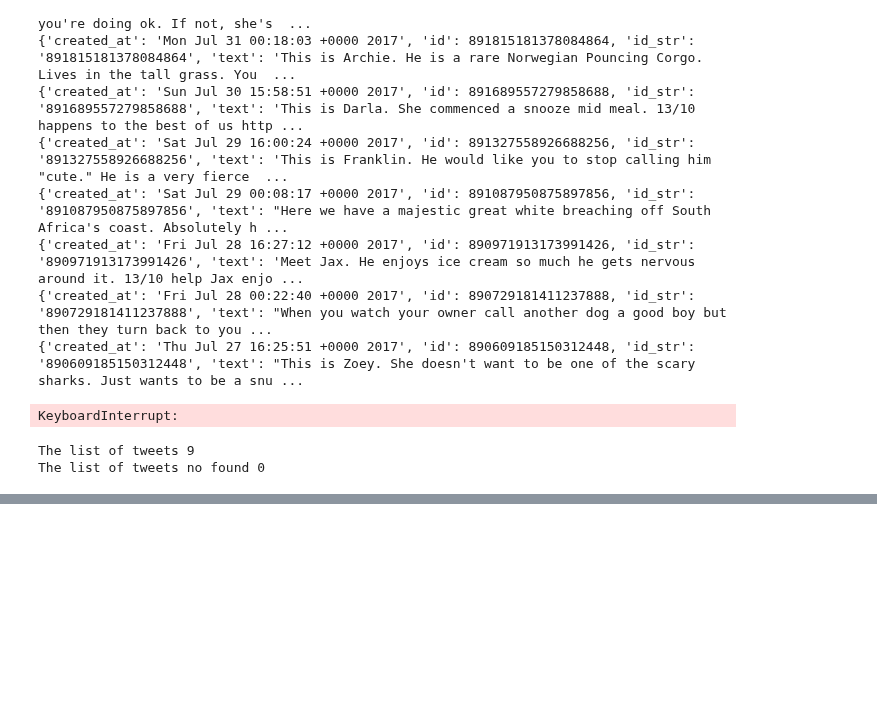
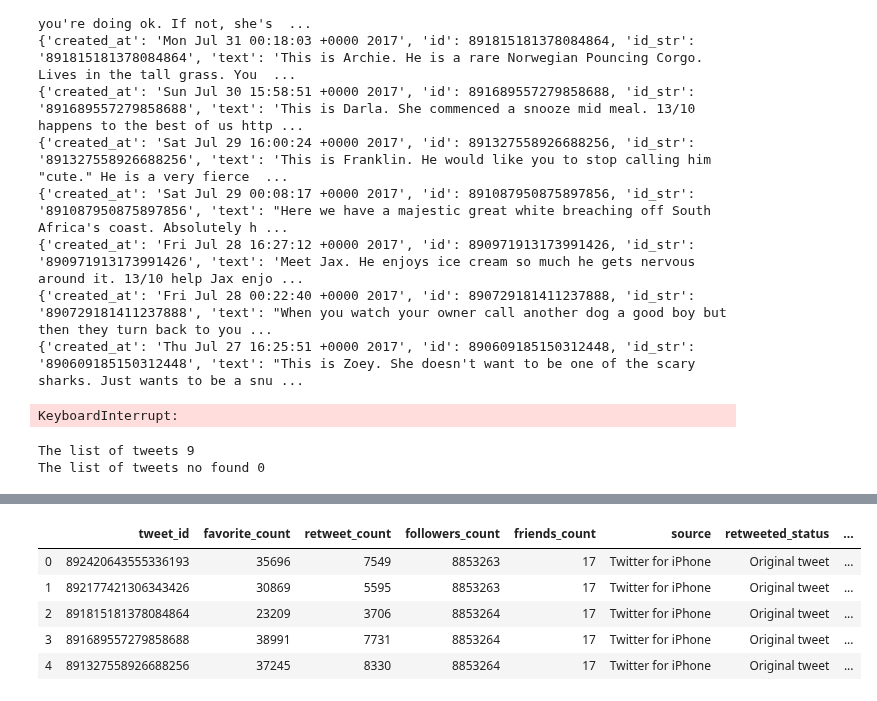
Before and after one commit to mzhoolideh/data_science_pract, a Jupyter notebook: wrangling_twitter/Twitter_Dogs.ipynb, the cells around one changed output, grey strips where cells are left out. Cells and saved outputs as stored; diff of their text form; code cells hidden in the pictures; blank space fills up the shorter version.

```diff
--- a/wrangling_twitter/Twitter_Dogs.ipynb
+++ b/wrangling_twitter/Twitter_Dogs.ipynb
@@ -138,0 +166,45 @@ The list of tweets no found 0
+# %%
+#identify information of interest from JSON dictionaries in txt file
+#and put it in a dataframe called tweet JSON
+my_demo_list = []
+with open('tweet_json.txt', encoding='utf-8') as json_file:
+    all_data = json.load(json_file)
+    for each_dictionary in all_data:
+        tweet_id = each_dictionary['id']
+        whole_tweet = each_dictionary['text']
+        only_url = whole_tweet[whole_tweet.find('https'):]
+        favorite_count = each_dictionary['favorite_count']
+        retweet_count = each_dictionary['retweet_count']
+        followers_count = each_dictionary['user']['followers_count']
+        friends_count = each_dictionary['user']['friends_count']
+        whole_source = each_dictionary['source']
+        only_device = whole_source[whole_source.find('rel="nofollow">') + 15:-4]
+        source = only_device
+        retweeted_status = each_dictionary['retweeted_status'] = each_dictionary.get('retweeted_status', 'Original tweet')
+        if retweeted_status == 'Original tweet':
+            url = only_url
+        else:
+            retweeted_status = 'This is a retweet'
+            url = 'This is a retweet'
+
+        my_demo_list.append({'tweet_id': str(tweet_id),
+                             'favorite_count': int(favorite_count),
+                             'retweet_count': int(retweet_count),
+                             'followers_count': int(followers_count),
+                             'friends_count': int(friends_count),
+                             'url': url,
+                             'source': source,
+                             'retweeted_status': retweeted_status,
+                            })
+        tweet_json = pd.DataFrame(my_demo_list, columns = ['tweet_id', 'favorite_count','retweet_count',
+                                                           'followers_count', 'friends_count','source',
+                                                           'retweeted_status', 'url'])
+# %%
+tweet_json.head()
+# %% [output]
+|  | tweet_id | favorite_count | retweet_count | followers_count | friends_count | source | retweeted_status | ... |
+| 0 | 892420643555336193 | 35696 | 7549 | 8853263 | 17 | Twitter for iPhone | Original tweet | ... |
+| 1 | 892177421306343426 | 30869 | 5595 | 8853263 | 17 | Twitter for iPhone | Original tweet | ... |
+| 2 | 891815181378084864 | 23209 | 3706 | 8853264 | 17 | Twitter for iPhone | Original tweet | ... |
+| 3 | 891689557279858688 | 38991 | 7731 | 8853264 | 17 | Twitter for iPhone | Original tweet | ... |
+| 4 | 891327558926688256 | 37245 | 8330 | 8853264 | 17 | Twitter for iPhone | Original tweet | ... |
```
Also changed, not shown: parts of 4 cells of this notebook.
